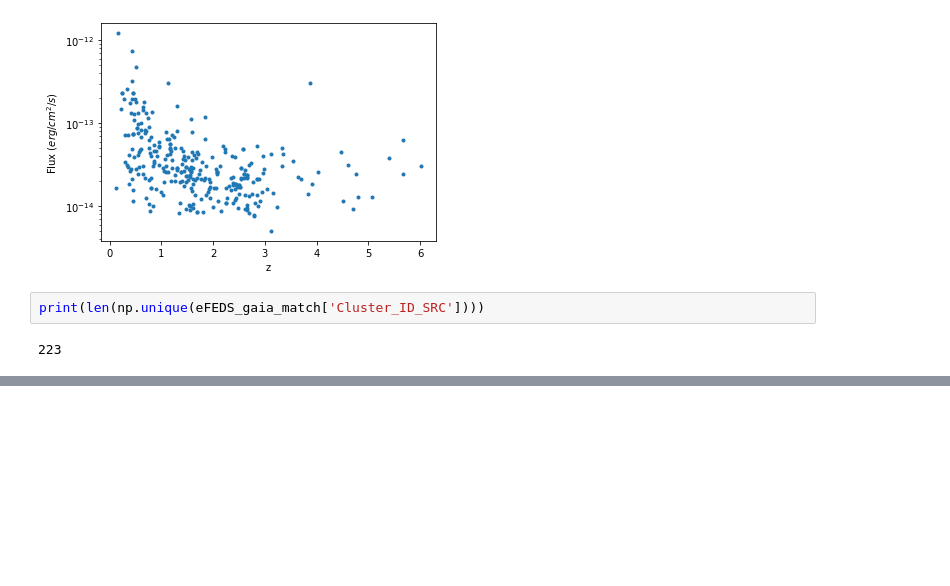
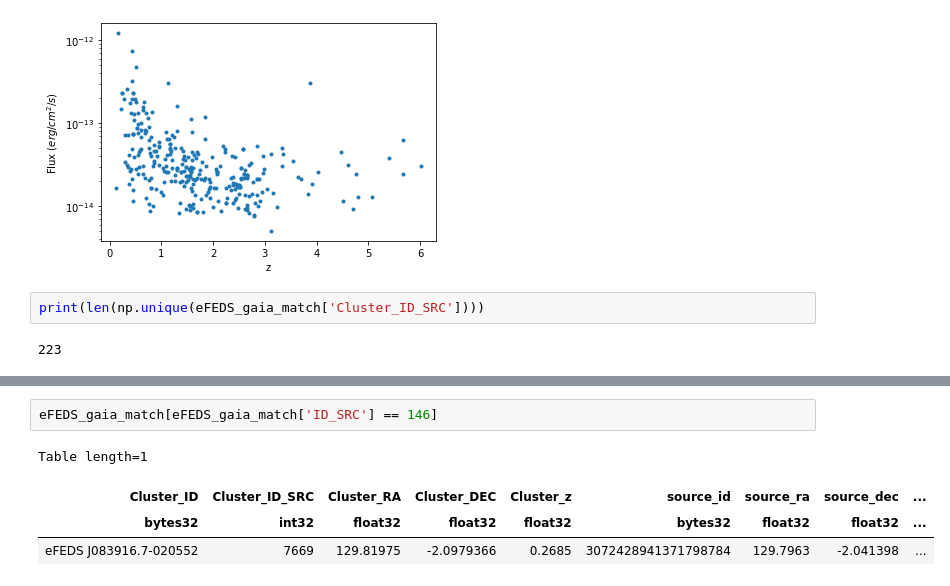
Before and after one commit to TobyWallage/Gaia_vs_eFEDS, a Jupyter notebook: Filter_Tables.ipynb, the cells around one changed output, grey strips where cells are left out. Saved outputs shown, nothing was run; the diff lists cells and outputs as text; blank space fills up the shorter version.

Commit message:
Identified outlier source

```diff
--- a/Filter_Tables.ipynb
+++ b/Filter_Tables.ipynb
@@ -224,0 +227,7 @@ print(len(np.unique(eFEDS_gaia_match['Cluster_ID_SRC'])))
+# %%
+eFEDS_gaia_match[eFEDS_gaia_match['ID_SRC'] == 146]
+# %% [output]
+Table length=1
+| Cluster_ID | Cluster_ID_SRC | Cluster_RA | Cluster_DEC | Cluster_z | source_id | source_ra | source_dec | ... |
+| bytes32 | int32 | float32 | float32 | float32 | bytes32 | float32 | float32 | ... |
+| eFEDS J083916.7-020552 | 7669 | 129.81975 | -2.0979366 | 0.2685 | 3072428941371798784 | 129.7963 | -2.041398 | ... |
```
Also changed, not shown: parts of 3 cells of this notebook.
